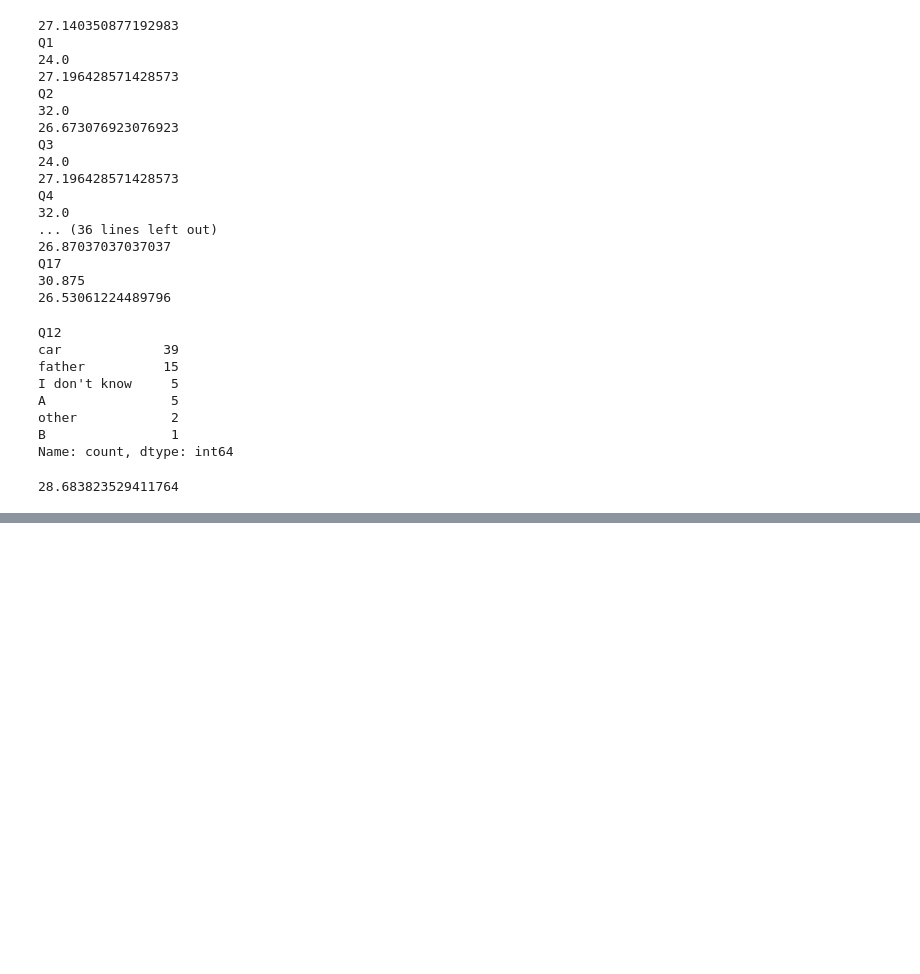
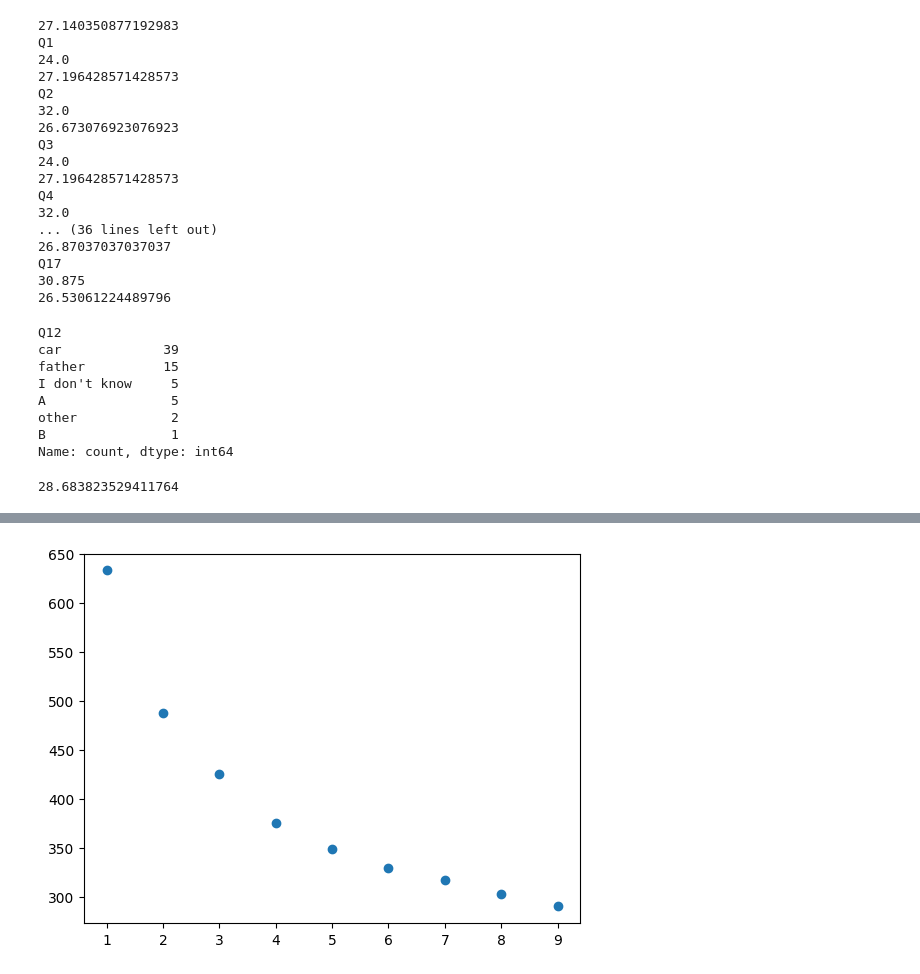
Before and after one commit to zstephe/zstephe.github.io, a Jupyter notebook: honorifics/clustering.ipynb, the cells around one changed output, grey strips where cells are left out. Drawn from its saved outputs; the diff is of its cells as text; code cells hidden in the pictures; blank space fills up the shorter version.

```diff
--- a/honorifics/clustering.ipynb
+++ b/honorifics/clustering.ipynb
@@ -42,0 +58,6 @@ dict
+# %%
+test = pd.DataFrame()
+for col in questions.columns:
+    for val in questions[col].unique():
+        test[col+"-"+val]=(questions[col]==val).replace({True: 1, False: 0})
+test
@@ -369,0 +508,10 @@ np.mean(allIdks)
+# %%
+cost = []
+for k in range(1,10):
+    kmode = KModes(n_clusters=k,init="random",n_init=5,random_state=5)
+    kmode.fit_predict(test)
+    cost.append(kmode.cost_)
+plt.scatter(range(1,10),cost)
+plt.show()
+# %% [output]
+[figure, added]
```
Also changed, not shown: parts of 21 cells of this notebook, 2 other files.
